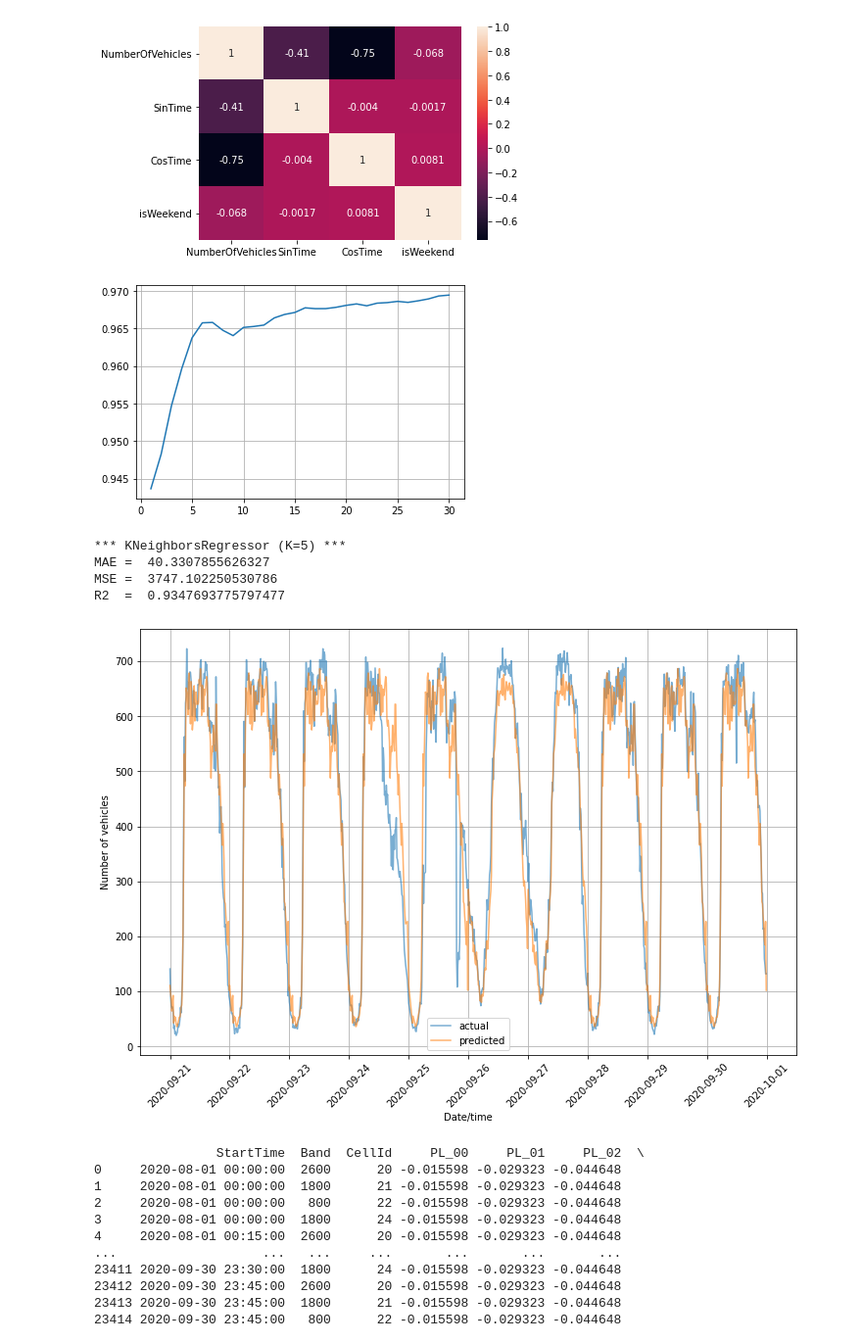
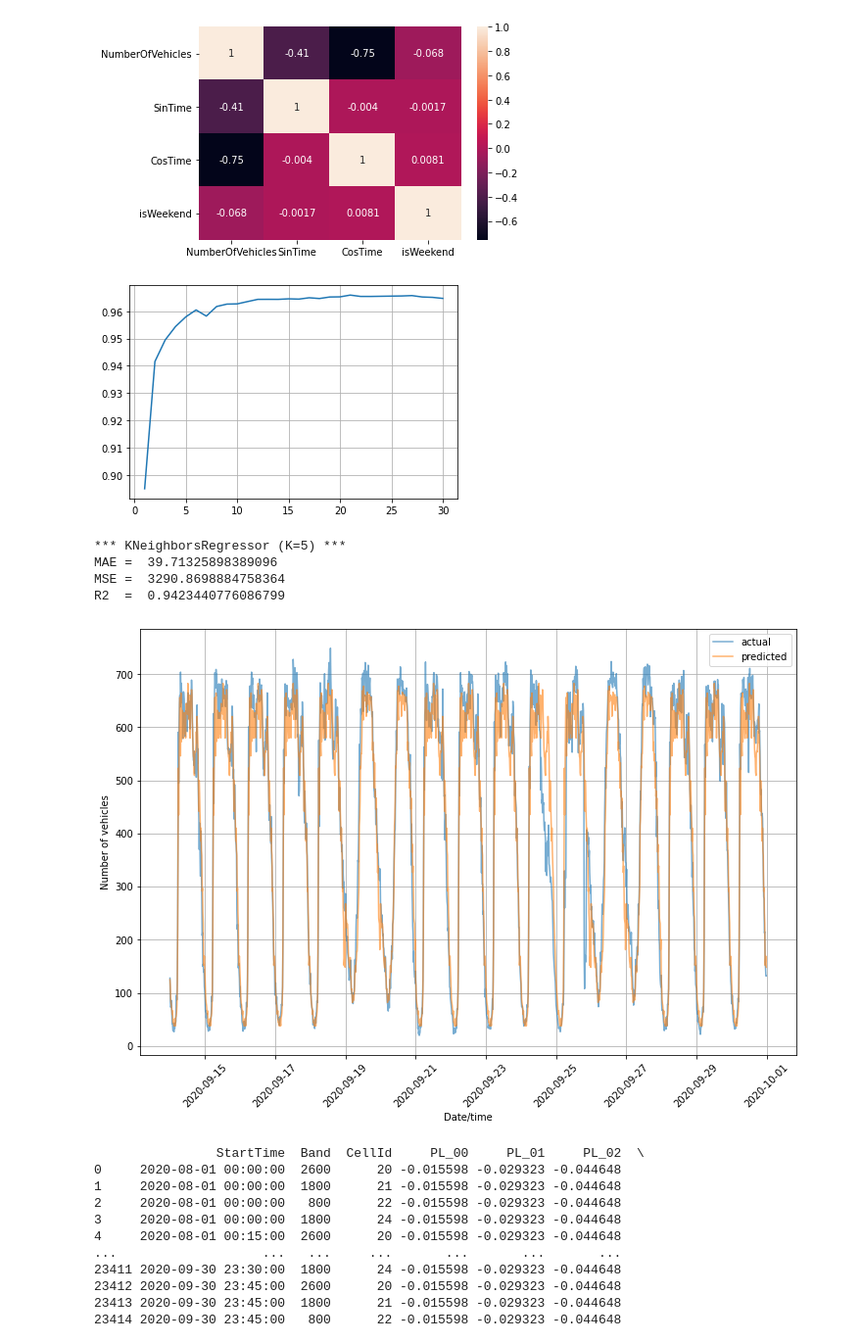
Before and after one commit to acatovic/kth-traffic-counter, a Jupyter notebook: code/TrafficCounter_armin.ipynb, the cells around one changed output. Shown at 98% size. Cells and saved outputs as stored; diff of their text form; code cells hidden in the pictures.

Commit message:
Added some more timeseries analysis on targets; made the handling of datetime index more consistent

```diff
--- a/code/TrafficCounter_armin.ipynb
+++ b/code/TrafficCounter_armin.ipynb
@@ -156,6 +186,6 @@ CellId 24 # of samples:  5852
 # %%
 # since features are only available for August and
 # September, we'll filter those two months from targets
-d = d.set_index('StartTime').loc['2020-08-01':'2020-09-30'].reset_index()
+d = d.loc['2020-08-01':'2020-09-30']
 print(d)
 # %% [output]
@@ -176,14 +207,15 @@ print(d)
 # %%
-# as a baseline, we'll create a model that estimate vehicle counts based on cyclic
-# time features; first we create time cyclical time features using bit of trigonometry;
-# we'll also encode weekends
+# as a baseline, we'll create a model that estimates
+# vehicle counts based on cyclic time features; we'll
+# also encode weekends, since we previously saw that
+# traffic behaviour is different on the weekends
 
 import numpy as np
 
 minutes_in_day = 24. * 60
-minutes = d['StartTime'].dt.hour * 60 + d['StartTime'].dt.minute
+minutes = d.index.hour * 60 + d.index.minute
 d['SinTime'] = np.sin(2. * np.pi * minutes / minutes_in_day)
 d['CosTime'] = np.cos(2. * np.pi * minutes / minutes_in_day)
-d['isWeekend'] = (d['StartTime'].dt.weekday > 4).astype(int)
+d['isWeekend'] = (d.index.weekday > 4).astype(int)
 print(d)
 # %% [output]
@@ -218,18 +251,18 @@ plt.show()
 # %% [output]
 [figure]
 # %%
-d = d.set_index('StartTime')
 X = d[['SinTime', 'CosTime', 'isWeekend']]
 y = d['NumberOfVehicles']
 
 # train/validate/test split
-# first 6 weeks is train, then 1 week validate, and 1.5 weeks test
-X_train = X.loc['2020-08-01':'2020-09-12']
-y_train = y.loc['2020-08-01':'2020-09-12']
-X_val = X.loc['2020-09-13':'2020-09-20']
-y_val = y.loc['2020-09-13':'2020-09-20']
-X_test = X.loc['2020-09-21':'2020-09-30']
-y_test = y.loc['2020-09-21':'2020-09-30']
+# first 5 weeks is train, then 1 week validate,
+# and last ~2 weeks test
+X_train = X.loc['2020-08-01':'2020-09-05']
+y_train = y.loc['2020-08-01':'2020-09-05']
+X_val = X.loc['2020-09-06':'2020-09-13']
+y_val = y.loc['2020-09-06':'2020-09-13']
+X_test = X.loc['2020-09-14':'2020-09-30']
+y_test = y.loc['2020-09-14':'2020-09-30']
 # %%
 from sklearn.neighbors import KNeighborsRegressor
 
@@ -243,7 +276,7 @@ plt.plot(Ks, R2s)
 plt.grid()
 plt.show()
 # %% [output]
-[figure, old version]
+[figure, new version]
 # %%
 from sklearn.metrics import mean_absolute_error, mean_squared_error, r2_score
 
@@ -258,25 +291,25 @@ print('MSE = ', mean_squared_error(y_test, predicted))
 print('R2  = ', r2_score(y_test, predicted))
 # %% [output]
 *** KNeighborsRegressor (K=5) ***
-MAE =  40.3307855626327
-MSE =  3747.102250530786
-R2  =  0.9347693775797477
+MAE =  39.71325898389096
+MSE =  3290.8698884758364
+R2  =  0.9423440776086799
 # %%
-res = y_test.reset_index()
+res = y_test.reset_index().rename(columns={'NumberOfVehicles':'Actual'})
 res['Predicted'] = predicted
-res = res.set_index('StartTime').rename(columns={'NumberOfVehicles':'Actual'})
+res = res.set_index('StartTime')
 
 plt.figure(figsize=(12, 8))
 plt.plot(res['Actual'], label='actual', alpha=0.6)
 plt.plot(res['Predicted'], label='predicted', alpha=0.6)
 plt.legend()
 plt.grid()
 plt.xlabel('Date/time')
 plt.xticks(rotation=45)
 plt.ylabel('Number of vehicles')
 plt.show()
 # %% [output]
-[figure, old version]
+[figure, new version]
 # %%
 from sklearn.preprocessing import StandardScaler
 
```
Also changed, not shown: parts of 7 cells of this notebook.
